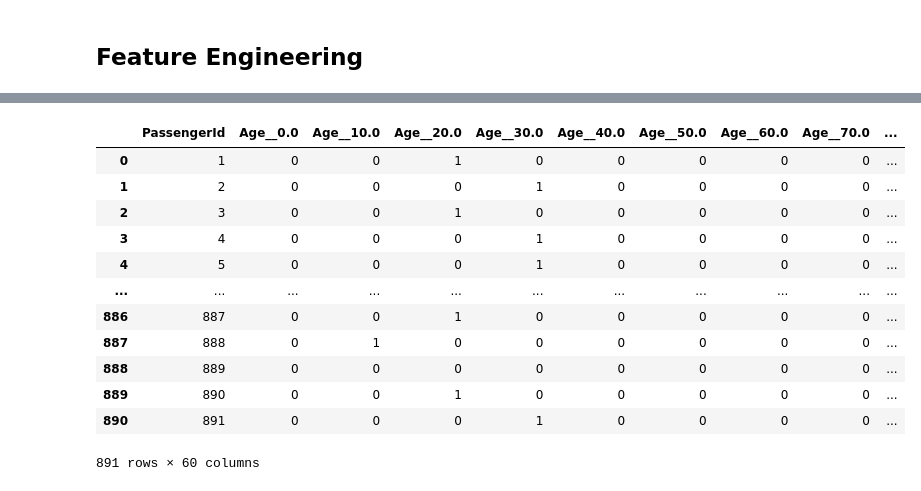
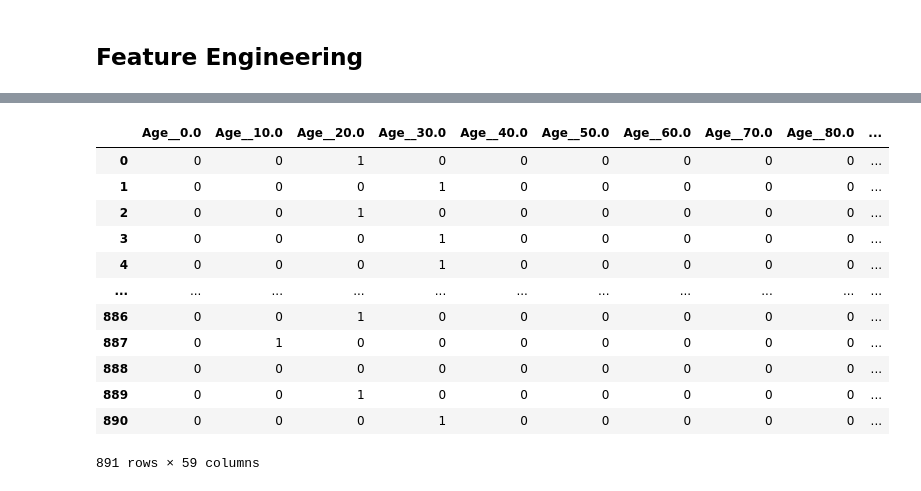
Before and after one commit to rmd-davis/titanic, a Jupyter notebook: titanic.ipynb, the cells around one changed output, grey strips where cells are left out. Drawn from its saved outputs; the diff is of its cells as text; code cells hidden in the pictures.

```diff
--- a/titanic.ipynb
+++ b/titanic.ipynb
@@ -16,7 +16,7 @@ from pandas_profiling import ProfileReport
 # %% [markdown]
 ### Load data
 # %%
-df_train = pd.read_csv('data/train.csv')
+df = pd.read_csv('data/train.csv')
 # %% [markdown]
 ### Inspect Data
 # %%
@@ -72,11 +72,16 @@ profile.to_file("titanic data analysis.html")
 # %% [markdown]
 ## Feature Engineering
 # %%
-# X will represent our features, y will represent our target variable
-X = df_train.drop(columns='Survived')
-y = df_train[['Survived']]
+def split_df(df):
 
-# Drop unneccessary columns
-X = X.drop(columns=['Name', 'Ticket'])
+    # X will represent our features, y will represent our target variable
+    X = df.drop(columns='Survived')
+    y = df[['Survived']]
+
+
+    return X,y
+
+X,y = split_df(df)
+
 X.head()
 # %% [output]
@@ -93,33 +94,47 @@ X['Cabin'] = X['Cabin'].astype(str).str[0]
 # %%
-# Convert numerical values to binned categorical values
-age_bins = [0,10,20,30,40,50,60,70,80,90,100]
-fare_bins = [0,5,10,15,20,30,40,50,75,100,200,1000]
-X['Age'] = pd.cut(X['Age'],bins=age_bins, labels=age_bins[:-1])
-X['Fare'] = pd.cut(X['Fare'],bins=fare_bins, labels=fare_bins[:-1])
+def feature_engineer(X):
 
-# Define which columns contain categorical values
-categorical = ['Age', 'Fare', 'Pclass', 'Sex','SibSp','Parch','Cabin', 'Embarked']
+    # Drop unneccessary columns
+    X = X.drop(columns=['Name', 'Ticket','PassengerId'])
 
-for col in categorical:
+    # Extract first letter of Cabin
+    X['Cabin'] = X['Cabin'].astype(str).replace('nan','')
+    X['Cabin'] = X['Cabin'].astype(str).str[0]
 
-    prefix = col + '_'
-    dummies = pd.get_dummies(X[col], prefix = prefix, dummy_na = True)
+    # Convert numerical values to binned categorical values
+    age_bins = [0,10,20,30,40,50,60,70,80,90,100]
+    fare_bins = [0,5,10,15,20,30,40,50,75,100,200,1000]
+    X['Age'] = pd.cut(X['Age'],bins=age_bins, labels=age_bins[:-1])
+    X['Fare'] = pd.cut(X['Fare'],bins=fare_bins, labels=fare_bins[:-1])
 
-    X = X.drop(columns = col)
-    X = pd.concat([X, dummies], axis=1)
+    # Define which columns contain categorical values
+    categorical = ['Age', 'Fare', 'Pclass', 'Sex','SibSp','Parch','Cabin', 'Embarked']
+
+    for col in categorical:
+
+        prefix = col + '_'
+        dummies = pd.get_dummies(X[col], prefix = prefix, dummy_na = True)
+
+        X = X.drop(columns = col)
+        X = pd.concat([X, dummies], axis=1)
+
+    return X
+
+
+X = feature_engineer(X)
 
 X
 # %% [output]
-|  | PassengerId | Age__0.0 | Age__10.0 | Age__20.0 | Age__30.0 | Age__40.0 | Age__50.0 | Age__60.0 | Age__70.0 | ... |
-| 0 | 1 | 0 | 0 | 1 | 0 | 0 | 0 | 0 | 0 | ... |
-| 1 | 2 | 0 | 0 | 0 | 1 | 0 | 0 | 0 | 0 | ... |
-| 2 | 3 | 0 | 0 | 1 | 0 | 0 | 0 | 0 | 0 | ... |
-| 3 | 4 | 0 | 0 | 0 | 1 | 0 | 0 | 0 | 0 | ... |
-| 4 | 5 | 0 | 0 | 0 | 1 | 0 | 0 | 0 | 0 | ... |
+|  | Age__0.0 | Age__10.0 | Age__20.0 | Age__30.0 | Age__40.0 | Age__50.0 | Age__60.0 | Age__70.0 | Age__80.0 | ... |
+| 0 | 0 | 0 | 1 | 0 | 0 | 0 | 0 | 0 | 0 | ... |
+| 1 | 0 | 0 | 0 | 1 | 0 | 0 | 0 | 0 | 0 | ... |
+| 2 | 0 | 0 | 1 | 0 | 0 | 0 | 0 | 0 | 0 | ... |
+| 3 | 0 | 0 | 0 | 1 | 0 | 0 | 0 | 0 | 0 | ... |
+| 4 | 0 | 0 | 0 | 1 | 0 | 0 | 0 | 0 | 0 | ... |
 | ... | ... | ... | ... | ... | ... | ... | ... | ... | ... | ... |
-| 886 | 887 | 0 | 0 | 1 | 0 | 0 | 0 | 0 | 0 | ... |
-| 887 | 888 | 0 | 1 | 0 | 0 | 0 | 0 | 0 | 0 | ... |
-| 888 | 889 | 0 | 0 | 0 | 0 | 0 | 0 | 0 | 0 | ... |
-| 889 | 890 | 0 | 0 | 1 | 0 | 0 | 0 | 0 | 0 | ... |
-| 890 | 891 | 0 | 0 | 0 | 1 | 0 | 0 | 0 | 0 | ... |
+| 886 | 0 | 0 | 1 | 0 | 0 | 0 | 0 | 0 | 0 | ... |
+| 887 | 0 | 1 | 0 | 0 | 0 | 0 | 0 | 0 | 0 | ... |
+| 888 | 0 | 0 | 0 | 0 | 0 | 0 | 0 | 0 | 0 | ... |
+| 889 | 0 | 0 | 1 | 0 | 0 | 0 | 0 | 0 | 0 | ... |
+| 890 | 0 | 0 | 0 | 1 | 0 | 0 | 0 | 0 | 0 | ... |
-891 rows × 60 columns
+891 rows × 59 columns
```
Also changed, not shown: parts of 19 cells of this notebook.
